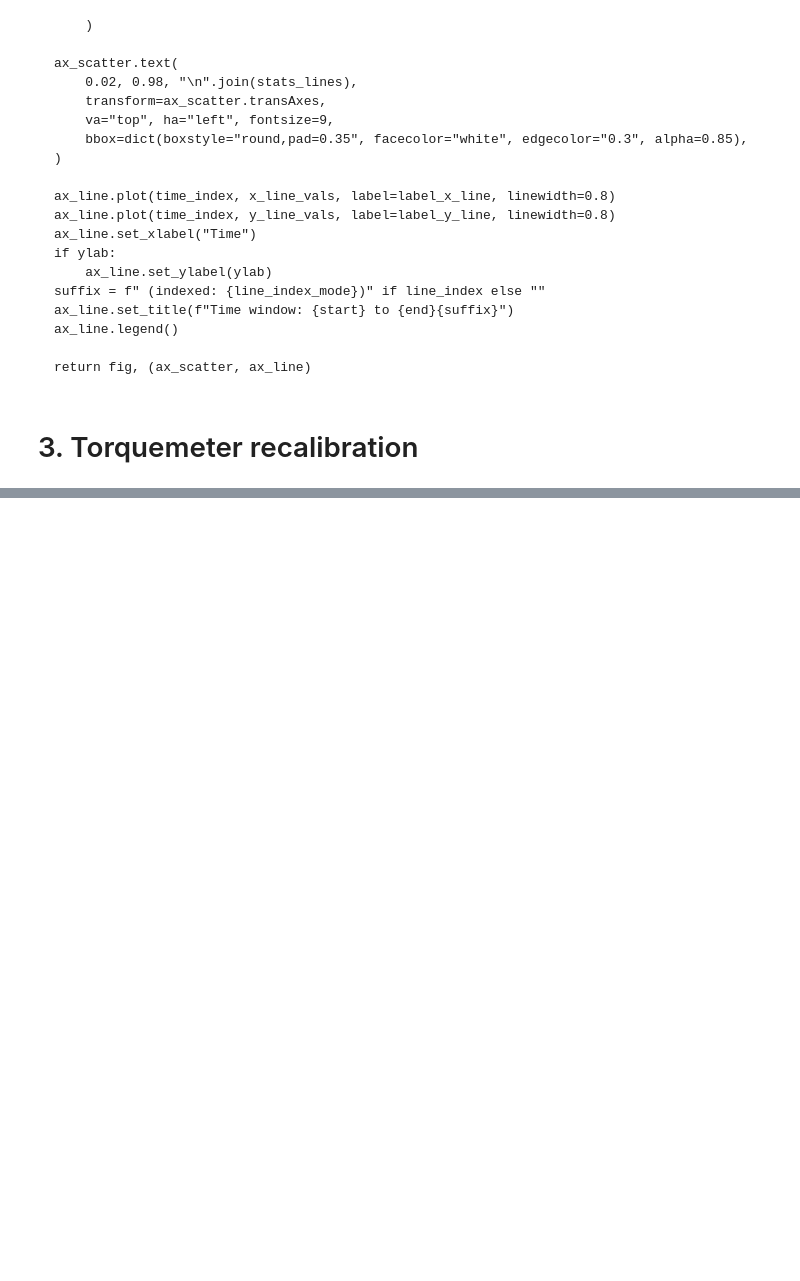
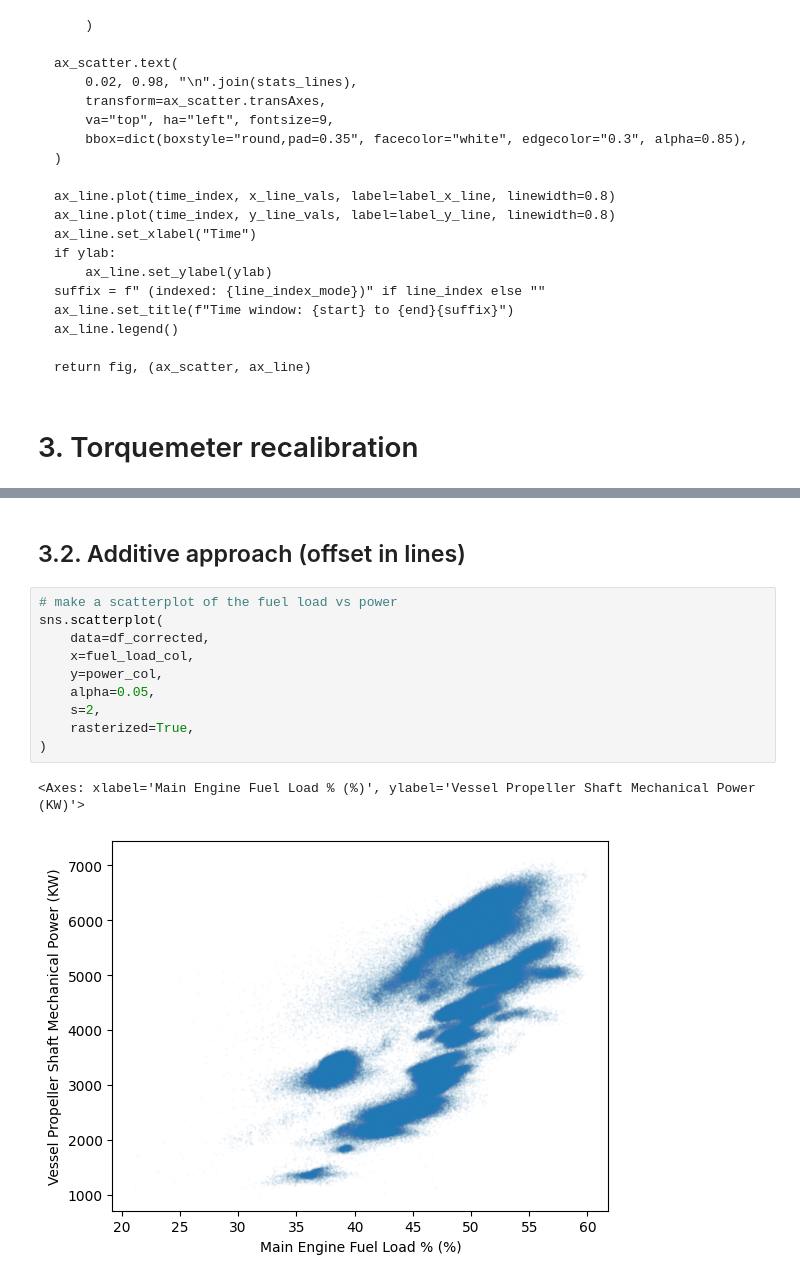
Before and after one commit to AugustBjerg/Master-s-thesis, a Jupyter notebook: code/data/cleaning-scripts/notebooks/post_filtering_validation.ipynb, the cells around one changed output, grey strips where cells are left out. Saved outputs shown, nothing was run; the diff lists cells and outputs as text; blank space fills up the shorter version.

```diff
--- a/code/data/cleaning-scripts/notebooks/post_filtering_validation.ipynb
+++ b/code/data/cleaning-scripts/notebooks/post_filtering_validation.ipynb
@@ -712,0 +783,15 @@ plt.show()
+# %% [markdown]
+## 3.2. Additive approach (offset in lines)
+# %%
+# make a scatterplot of the fuel load vs power
+sns.scatterplot(
+    data=df_corrected,
+    x=fuel_load_col,
+    y=power_col,
+    alpha=0.05,
+    s=2,
+    rasterized=True,
+)
+# %% [output]
+<Axes: xlabel='Main Engine Fuel Load % (%)', ylabel='Vessel Propeller Shaft Mechanical Power (KW)'>
+[figure, added]
```
Also changed, not shown: parts of 9 cells of this notebook, 25 other files.
